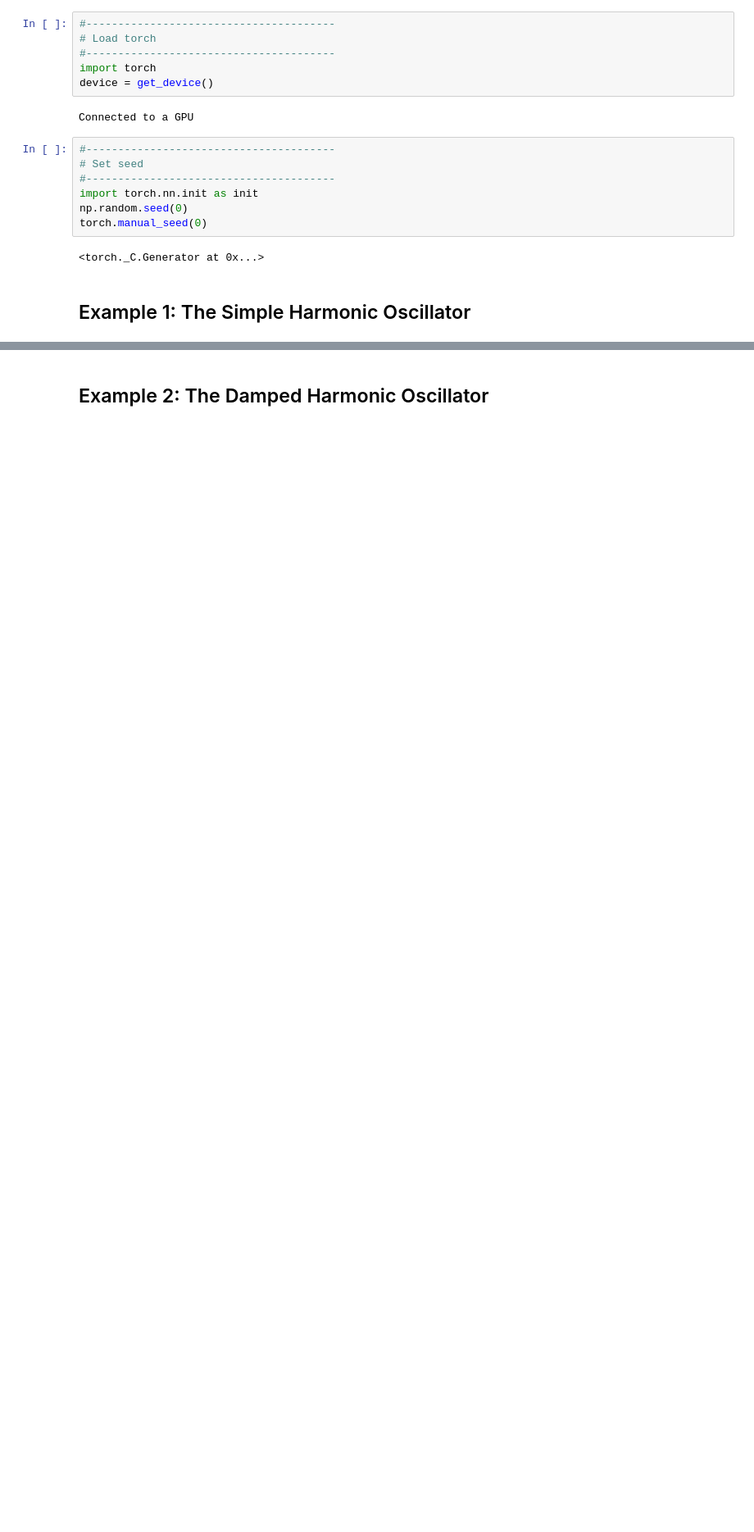
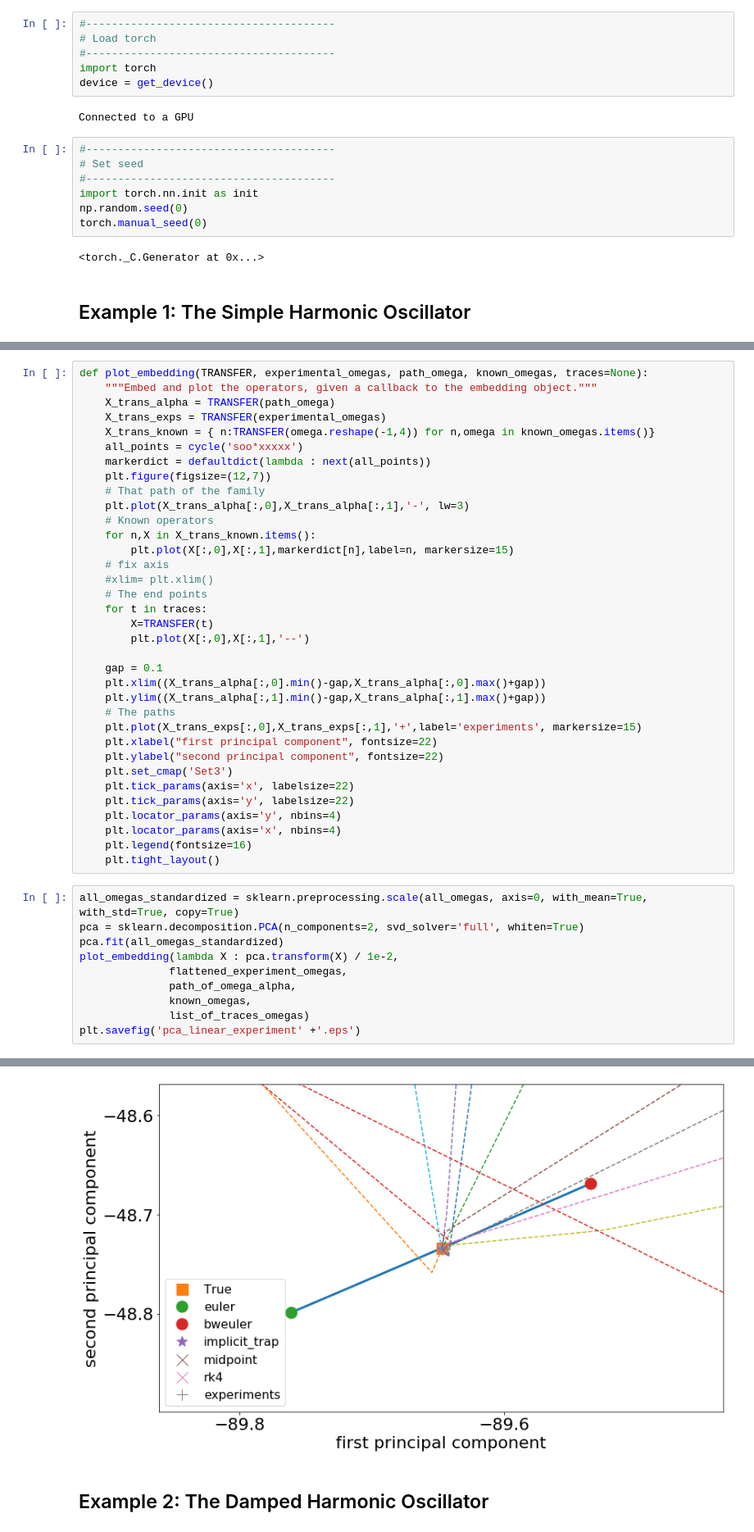
Before and after one commit to afqueiruga/on_learned_dynamics, a Jupyter notebook: experiments.ipynb, the cells around one changed output, grey strips where cells are left out. Shown at 82% size. Drawn from its saved outputs; the diff is of its cells as text; blank space fills up the shorter version.

```diff
--- a/experiments.ipynb
+++ b/experiments.ipynb
@@ -103,0 +134,46 @@ for i in range(10):
+# %%
+def plot_embedding(TRANSFER, experimental_omegas, path_omega, known_omegas, traces=None):
+    """Embed and plot the operators, given a callback to the embedding object."""
+    X_trans_alpha = TRANSFER(path_omega)
+    X_trans_exps = TRANSFER(experimental_omegas)
+    X_trans_known = { n:TRANSFER(omega.reshape(-1,4)) for n,omega in known_omegas.items()}
+    all_points = cycle('soo*xxxxx')
+    markerdict = defaultdict(lambda : next(all_points))
+    plt.figure(figsize=(12,7))
+    # That path of the family
+    plt.plot(X_trans_alpha[:,0],X_trans_alpha[:,1],'-', lw=3)
+    # Known operators
+    for n,X in X_trans_known.items():
+        plt.plot(X[:,0],X[:,1],markerdict[n],label=n, markersize=15)
+    # fix axis
+    #xlim= plt.xlim()
+    # The end points
+    for t in traces:
+        X=TRANSFER(t)
+        plt.plot(X[:,0],X[:,1],'--')
+
+    gap = 0.1
+    plt.xlim((X_trans_alpha[:,0].min()-gap,X_trans_alpha[:,0].max()+gap))
+    plt.ylim((X_trans_alpha[:,1].min()-gap,X_trans_alpha[:,1].max()+gap))
+    # The paths
+    plt.plot(X_trans_exps[:,0],X_trans_exps[:,1],'+',label='experiments', markersize=15)
+    plt.xlabel("first principal component", fontsize=22)
+    plt.ylabel("second principal component", fontsize=22)
+    plt.set_cmap('Set3')
+    plt.tick_params(axis='x', labelsize=22)
+    plt.tick_params(axis='y', labelsize=22)
+    plt.locator_params(axis='y', nbins=4)
+    plt.locator_params(axis='x', nbins=4)
+    plt.legend(fontsize=16)
+    plt.tight_layout()
+# %%
+all_omegas_standardized = sklearn.preprocessing.scale(all_omegas, axis=0, with_mean=True, with_std=True, copy=True)
+pca = sklearn.decomposition.PCA(n_components=2, svd_solver='full', whiten=True)
+pca.fit(all_omegas_standardized)
+plot_embedding(lambda X : pca.transform(X) / 1e-2,
+              flattened_experiment_omegas,
+              path_of_omega_alpha,
+              known_omegas,
+              list_of_traces_omegas)
+plt.savefig('pca_linear_experiment' +'.eps')
+# %% [output]
@@ -104,2 +182,3 @@ for i in range(10):
+[figure, added]
 # %% [markdown]
 ## Example 2: The Damped Harmonic Oscillator
```
Also changed, not shown: parts of 12 cells of this notebook.
